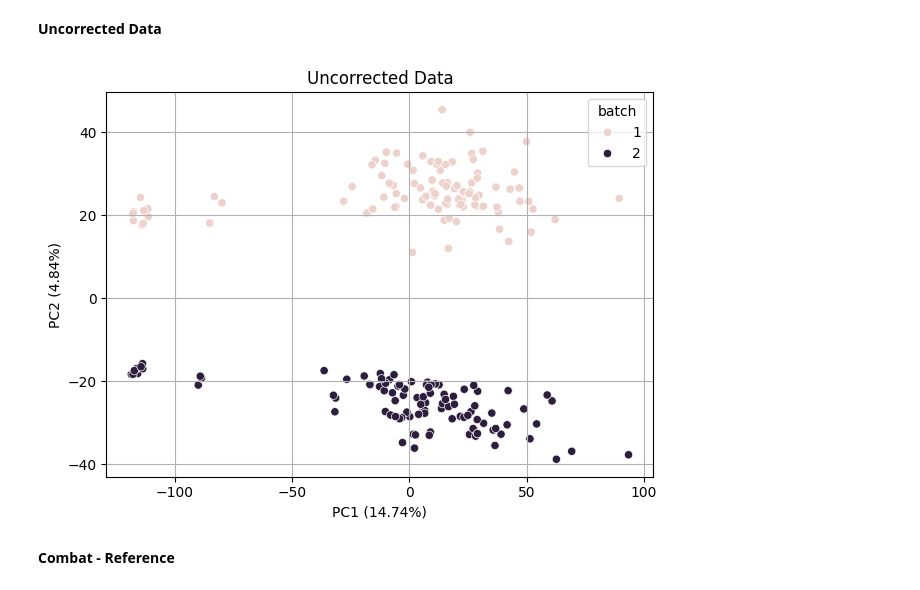
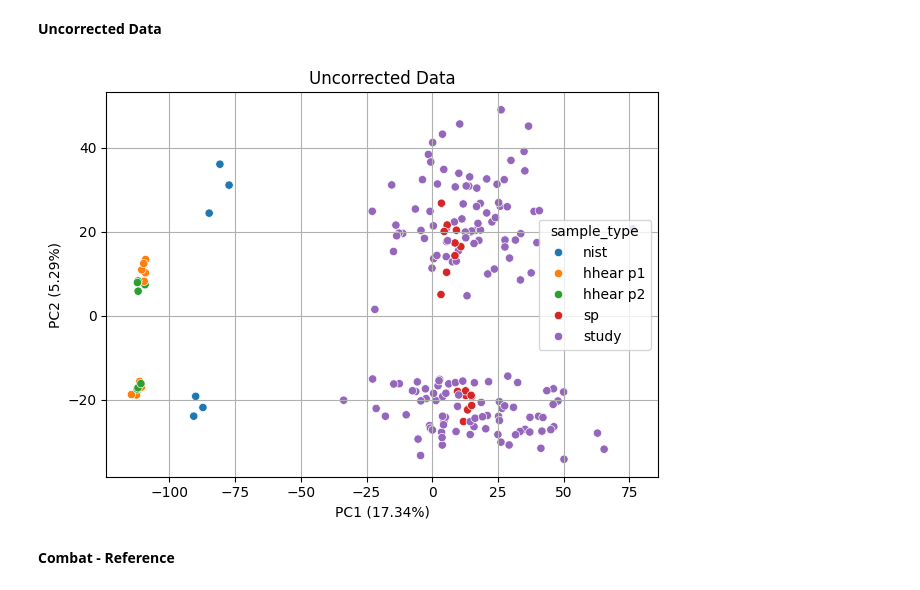
Before and after one commit to JulianAileru/batch-effect-correction-algorithms, a Jupyter notebook: Testing.ipynb, the cells around one changed output. Drawn from its saved outputs; the diff is of its cells as text; code cells hidden in the pictures.

Commit message:
Add TIC Normalization, Update Figures, GridSearchCV optional (MetNorm)

```diff
--- a/Testing.ipynb
+++ b/Testing.ipynb
@@ -26,3 +26,5 @@ D = D[~D.index.str.contains("_B_")]
 M = M[~M.index.str.contains("_B_")]
 D = D.drop(index='AOU_S_0104')
 M = M.drop(index='AOU_S_0104')
+D = D[detection(D).index]
+D = TIC(D,scale=True)
@@ -49,9 +55,9 @@ M.head()
 # %% [markdown]
 **Uncorrected Data**
 # %%
-pca_plot(D,M,title='Uncorrected Data',hue='batch')
+pca_plot(D,M,title='Uncorrected Data',hue='sample_type')
 # %% [output]
-[figure, old version]
+[figure, new version]
 # %% [markdown]
 **Combat - Reference**
 # %%
```
Also changed, not shown: parts of 6 cells of this notebook, 5 other files.
